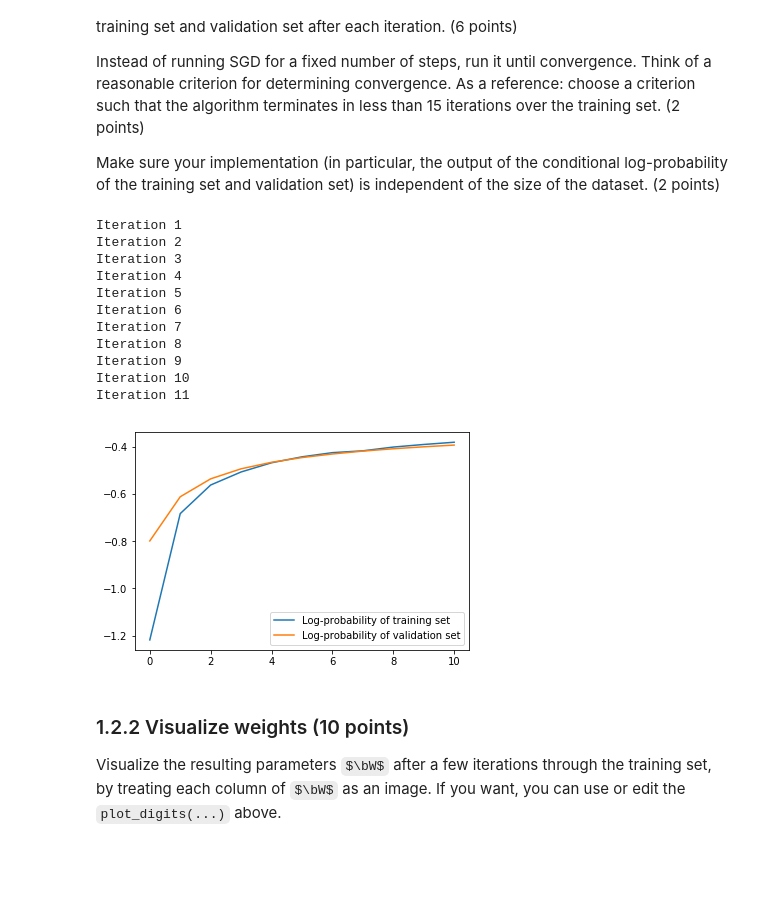
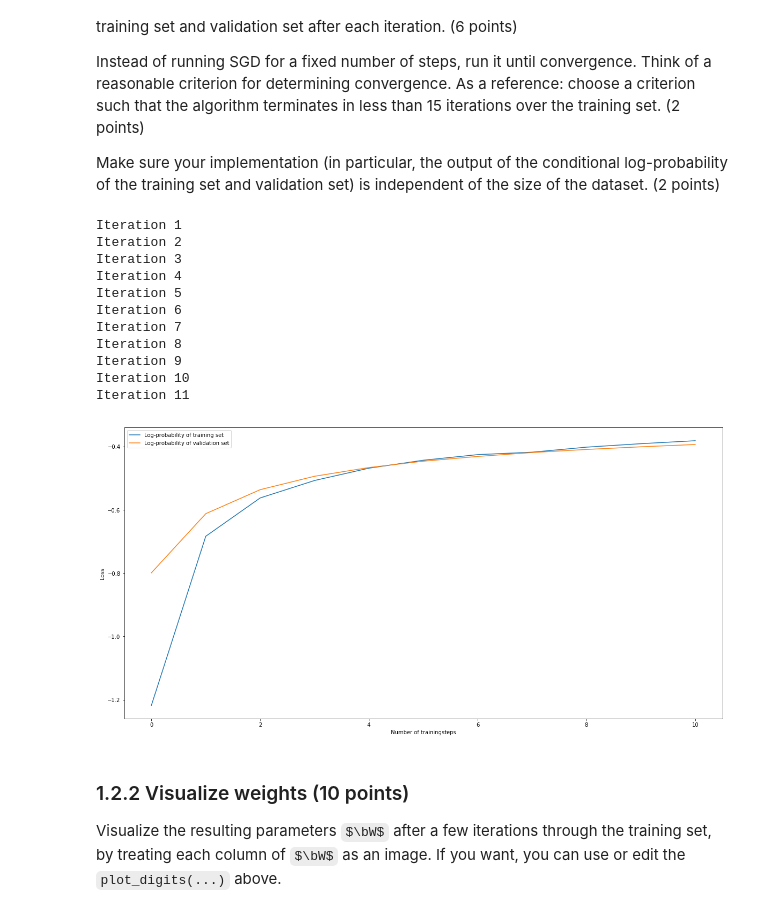
Before and after one commit to woutster/ml1, a Jupyter notebook: 10749586_12385913_lab2.ipynb, the cells around one changed output. Drawn from its saved outputs; the diff is of its cells as text; code cells hidden in the pictures; some formulas as TeX source; blank space fills up the shorter version.

```diff
--- a/10749586_12385913_lab2.ipynb
+++ b/10749586_12385913_lab2.ipynb
@@ -460,34 +460,37 @@ def test_sgd(x_train, t_train, x_valid, t_valid, W, b):
         # Stop training early as soon as the validation log-prob is smaller
         # than the training log-prob. Difference needs to greater than an epsilon because
         # of random effects in SGD
         if probs_train[-1] - probs_valid[-1] > eps:
             break
 
     # Plot log-probabilities
+    plt.figure(figsize=(20,10))
     plt.plot(probs_train, label="Log-probability of training set")
     plt.plot(probs_valid, label="Log-probability of validation set")
     plt.legend()
+    plt.xlabel("Number of trainingsteps")
+    plt.ylabel("Loss")
     plt.show()
 
     return W, b
 
 np.random.seed(1243)
 w = np.zeros((28*28, 10))
 b = np.zeros(10)
 w,b = test_sgd(x_train, t_train, x_valid, t_valid, w, b)
 # %% [output]
 Iteration 1
 Iteration 2
 Iteration 3
 Iteration 4
 Iteration 5
 Iteration 6
 Iteration 7
 Iteration 8
 Iteration 9
 Iteration 10
 Iteration 11
-[figure, old version]
+[figure, new version]
 # %%
 # Hidden tests for efficiency
 # %% [markdown]
```
Also changed, not shown: parts of 10 cells of this notebook.
